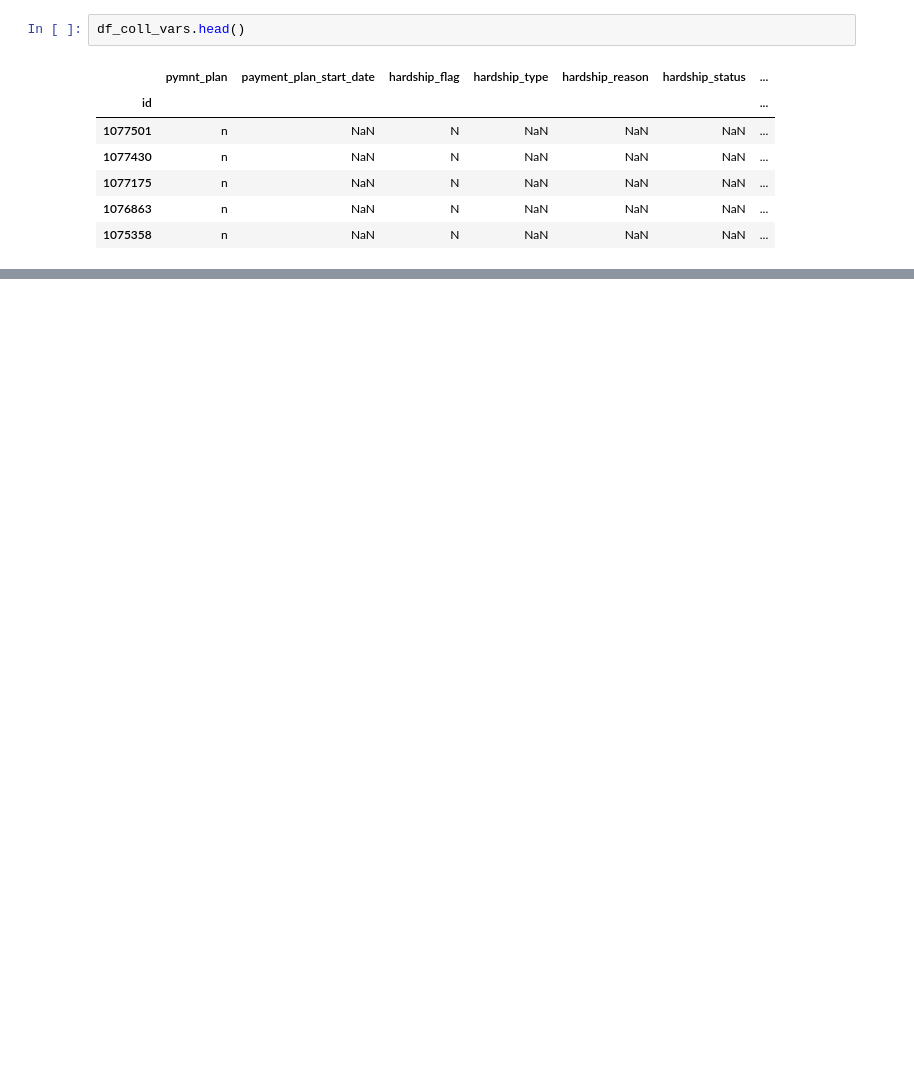
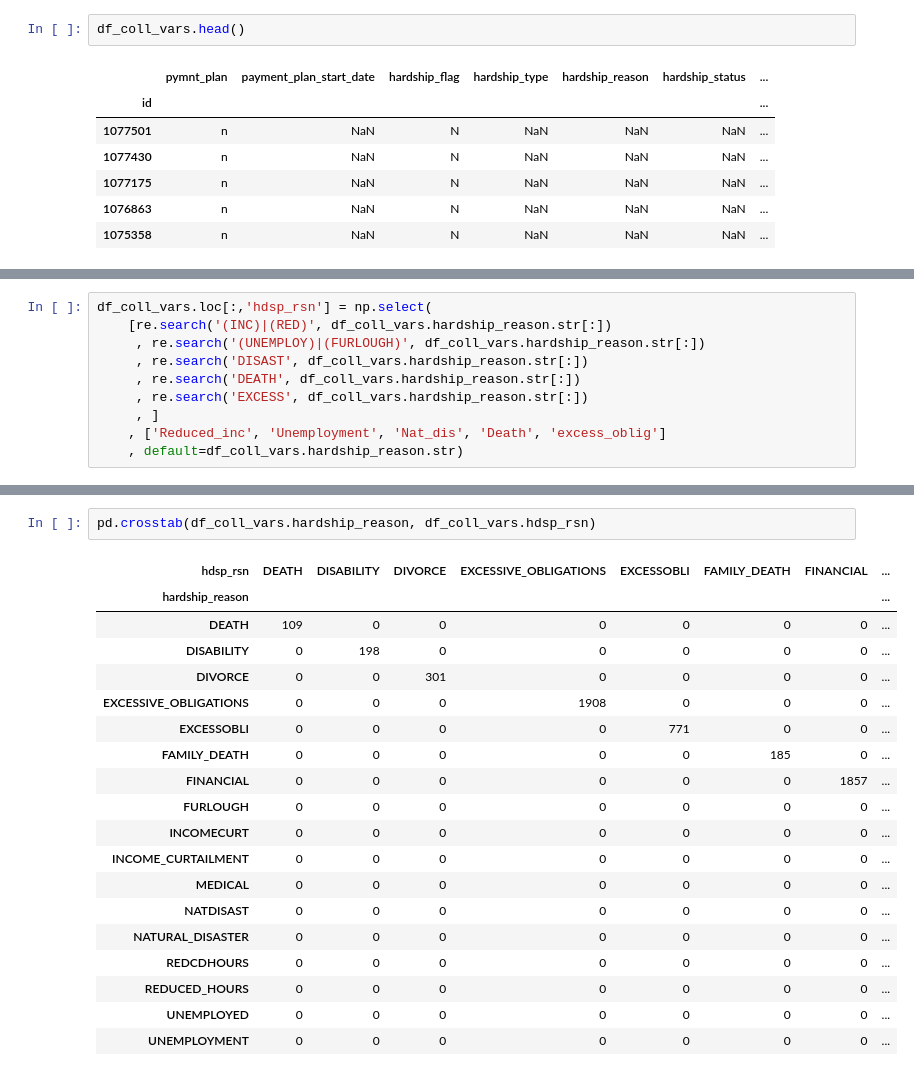
Before and after one commit to sandeepkavadi/practice, a Jupyter notebook: LC_EDA.ipynb, the cells around one changed output, grey strips where cells are left out. Cells and saved outputs as stored; diff of their text form; blank space fills up the shorter version.

```diff
--- a/LC_EDA.ipynb
+++ b/LC_EDA.ipynb
@@ -286,0 +284,10 @@ df_coll_vars.loc[:,'hdsp_rsn'] = df_coll_vars.hardship_reason.map(lambda x: np.w
+# %%
+df_coll_vars.loc[:,'hdsp_rsn'] = np.select(
+    [re.search('(INC)|(RED)', df_coll_vars.hardship_reason.str[:])
+     , re.search('(UNEMPLOY)|(FURLOUGH)', df_coll_vars.hardship_reason.str[:])
+     , re.search('DISAST', df_coll_vars.hardship_reason.str[:])
+     , re.search('DEATH', df_coll_vars.hardship_reason.str[:])
+     , re.search('EXCESS', df_coll_vars.hardship_reason.str[:])
+     , ]
+    , ['Reduced_inc', 'Unemployment', 'Nat_dis', 'Death', 'excess_oblig']
+    , default=df_coll_vars.hardship_reason.str)
@@ -287,3 +312,25 @@ df_coll_vars.loc[:,'hdsp_rsn'] = df_coll_vars.hardship_reason.map(lambda x: np.w
+# %%
+pd.crosstab(df_coll_vars.hardship_reason, df_coll_vars.hdsp_rsn)
+# %% [output]
+| hdsp_rsn | DEATH | DISABILITY | DIVORCE | EXCESSIVE_OBLIGATIONS | EXCESSOBLI | FAMILY_DEATH | FINANCIAL | ... |
+| hardship_reason |  |  |  |  |  |  |  | ... |
+| DEATH | 109 | 0 | 0 | 0 | 0 | 0 | 0 | ... |
+| DISABILITY | 0 | 198 | 0 | 0 | 0 | 0 | 0 | ... |
+| DIVORCE | 0 | 0 | 301 | 0 | 0 | 0 | 0 | ... |
+| EXCESSIVE_OBLIGATIONS | 0 | 0 | 0 | 1908 | 0 | 0 | 0 | ... |
+| EXCESSOBLI | 0 | 0 | 0 | 0 | 771 | 0 | 0 | ... |
+| FAMILY_DEATH | 0 | 0 | 0 | 0 | 0 | 185 | 0 | ... |
+| FINANCIAL | 0 | 0 | 0 | 0 | 0 | 0 | 1857 | ... |
+| FURLOUGH | 0 | 0 | 0 | 0 | 0 | 0 | 0 | ... |
+| INCOMECURT | 0 | 0 | 0 | 0 | 0 | 0 | 0 | ... |
+| INCOME_CURTAILMENT | 0 | 0 | 0 | 0 | 0 | 0 | 0 | ... |
+| MEDICAL | 0 | 0 | 0 | 0 | 0 | 0 | 0 | ... |
+| NATDISAST | 0 | 0 | 0 | 0 | 0 | 0 | 0 | ... |
+| NATURAL_DISASTER | 0 | 0 | 0 | 0 | 0 | 0 | 0 | ... |
+| REDCDHOURS | 0 | 0 | 0 | 0 | 0 | 0 | 0 | ... |
+| REDUCED_HOURS | 0 | 0 | 0 | 0 | 0 | 0 | 0 | ... |
+| UNEMPLOYED | 0 | 0 | 0 | 0 | 0 | 0 | 0 | ... |
+| UNEMPLOYMENT | 0 | 0 | 0 | 0 | 0 | 0 | 0 | ... |
 # %%
 df_coll_vars.loc[:,'hdsp_rsn'] = df_coll_vars['hdsp_rsn'].str.lower()
 df_coll_vars.loc[df_coll_vars.hdsp_rsn=='nan'] = None
```
Also changed, not shown: parts of 13 cells of this notebook.
